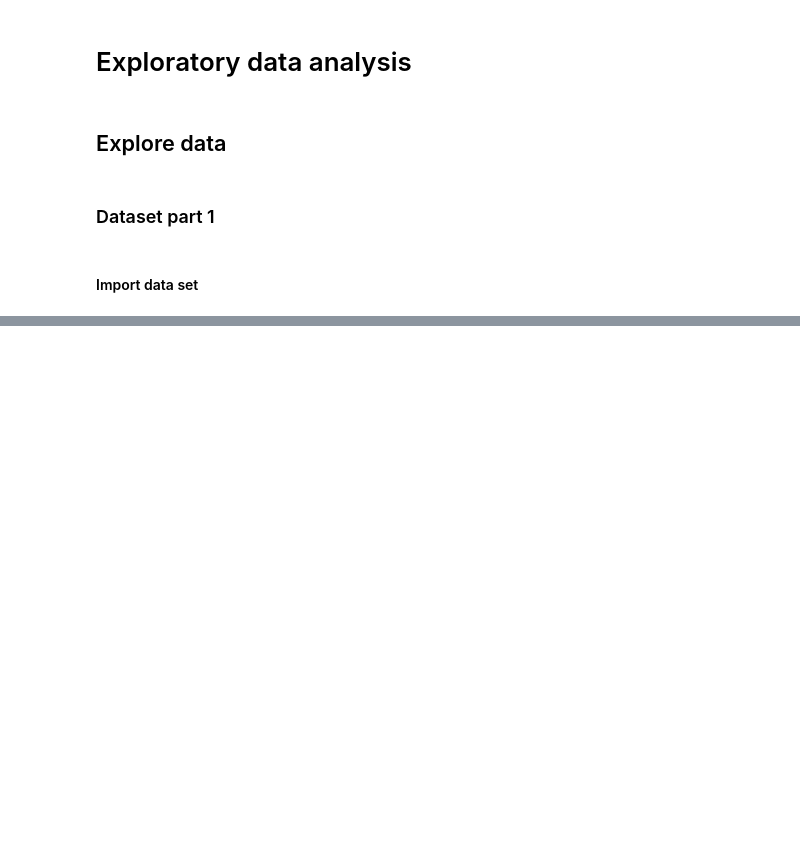
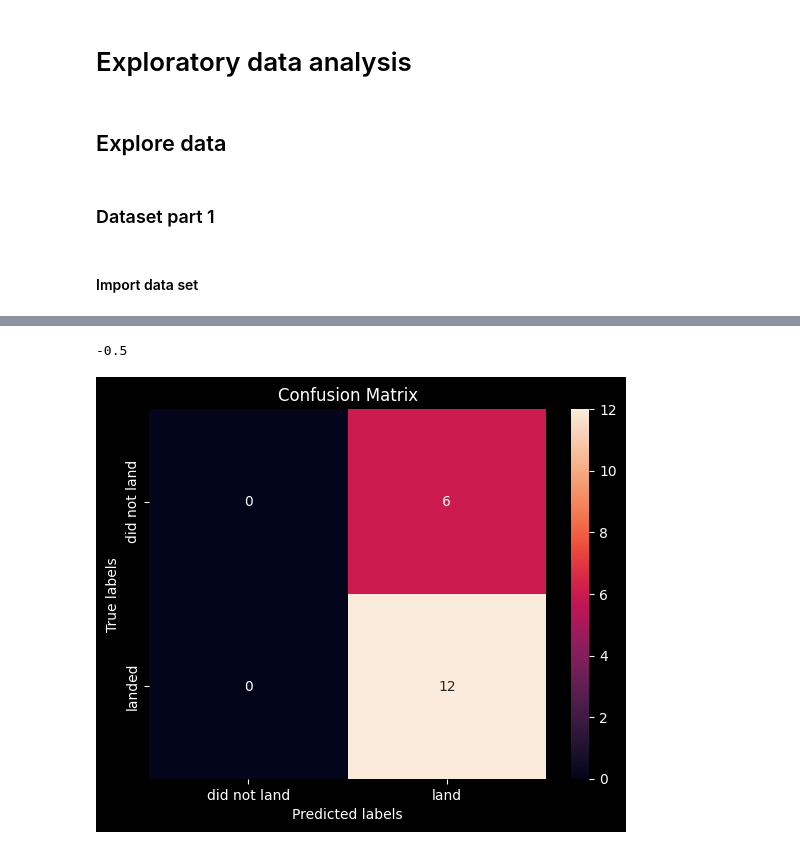
Before and after one commit to cmoleka/ds-project, a Jupyter notebook: project.ipynb, the cells around one changed output, grey strips where cells are left out. Saved outputs shown, nothing was run; the diff lists cells and outputs as text; code cells hidden in the pictures; blank space fills up the shorter version.

```diff
--- a/project.ipynb
+++ b/project.ipynb
@@ -41,0 +151,3 @@ df
+# %%
+X = features_one_hot
+Y = df['Class'].to_numpy()
@@ -41,0 +164,20 @@ df
+# %%
+# Train test split
+X_train, X_test, y_train, y_test = train_test_split(X, Y, test_size=0.2, random_state=2)
+# %%
+# Feature scaling
+scale = preprocessing.StandardScaler().fit(X_train)
+X_train_stand = scale.transform(X_train)
+X_test_stand = scale.transform(X_test)
+# %%
+parameters ={'C':[0.01,0.1,1], 'penalty':['l2'], 'solver':['lbfgs']}
+LR = LogisticRegression(C=0.1, solver='lbfgs')
+LR.fit(X_train_stand, y_train)
+y_hat = LR.predict(X_test)
+r2_score(y_test, y_hat)
+# %% [output]
+-0.5
+# %%
+plot_confusion_matrix(y_test, y_hat)
+# %% [output]
+[figure, added]
```
Also changed, not shown: parts of 27 cells of this notebook, 2 other files.
